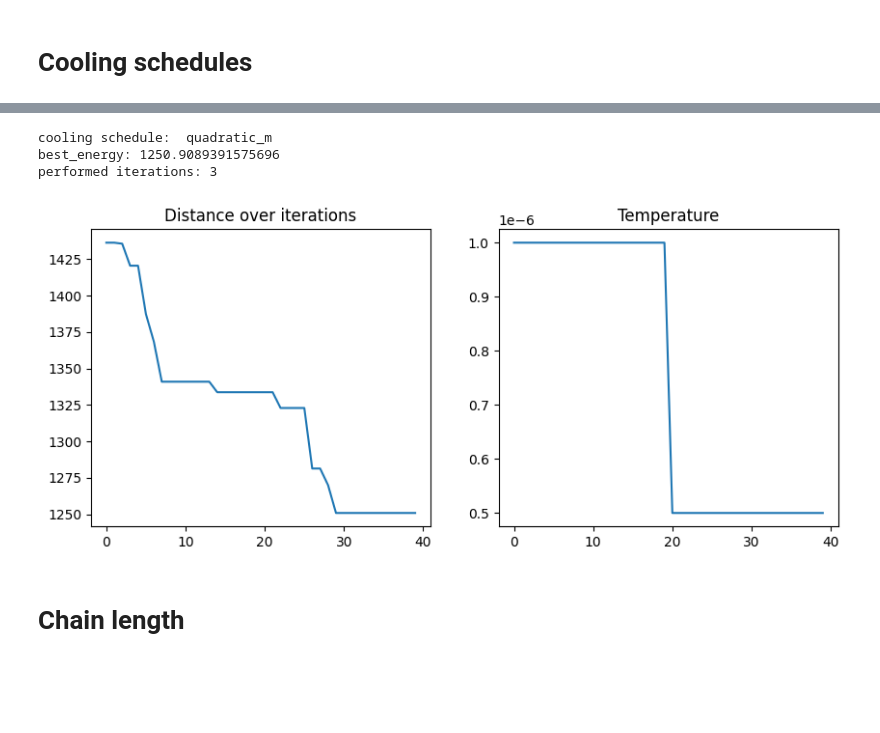
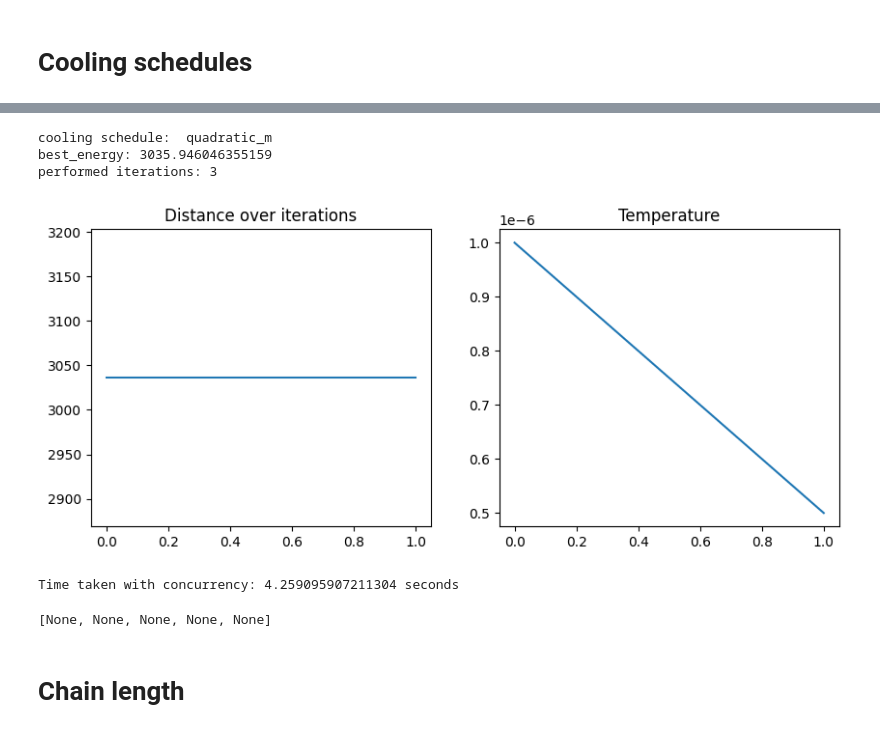
Before and after one commit to Foundnation/Stochastic-Simulation, a Jupyter notebook: TSM/tsp_notebook.ipynb, the cells around one changed output, grey strips where cells are left out. Saved outputs shown, nothing was run; the diff lists cells and outputs as text; code cells hidden in the pictures; blank space fills up the shorter version.

```diff
--- a/TSM/tsp_notebook.ipynb
+++ b/TSM/tsp_notebook.ipynb
@@ -182,8 +182,8 @@ Best distance: 475.73478653211424
 schedules = ['linear_m', 'exponential_m', 'logarithmic_m', 'linear_a', 'quadratic_a']
 
 for schedule in schedules:
-    _ , best_energy, costs, temps, count = perform_annealing(distances=distances_51, cooling_schedule=schedule, final_temp=1E-5,
-                                                        alpha = 1 - 1E-6, chain_length=20, max_iterations=50000, output_count=True)
+    _ , best_energy, costs, temps, count = perform_annealing(distances=distances_280, cooling_schedule=schedule, final_temp=1E-5,
+                                                        alpha = 1 - 1E-6, chain_length=1, max_iterations=50000, output_count=True)
     print('cooling schedule: ', schedule)
     print('best_energy:', best_energy)
     print('performed iterations:', count)
@@ -213,8 +213,8 @@ performed iterations: 50000
 schedules = ['dynamic_m']
 
 for schedule in schedules:
-    _ , best_energy, costs, temps, count = perform_annealing(distances=distances_51, cooling_schedule=schedule, final_temp=1E-7,
-                                                        alpha = 1 - 1E-8, chain_length=20, max_iterations=50000, output_count=True)
+    _ , best_energy, costs, temps, count = perform_annealing(distances=distances_280, cooling_schedule=schedule, final_temp=1E-7,
+                                                        alpha = 1 - 1E-8, chain_length=1, max_iterations=50000, output_count=True)
     print('cooling schedule: ', schedule)
     print('best_energy:', best_energy)
     print('performed iterations:', count)
@@ -227,22 +227,27 @@ performed iterations: 15917
 # %%
 """
 broken
 """
 
 schedules = ['quadratic_m']
 
 for schedule in schedules:
-    _ , best_energy, costs, temps, count = perform_annealing(distances=distances_51, cooling_schedule=schedule, final_temp=1E-6,
-                                                        alpha = 1 - 1E-7, chain_length=20, max_iterations=50000, output_count=True)
+    _ , best_energy, costs, temps, count = perform_annealing(distances=distances_280, cooling_schedule=schedule, final_temp=1E-6,
+                                                        alpha = 1 - 1E-7, chain_length=1, max_iterations=50000, output_count=True)
     print('cooling schedule: ', schedule)
     print('best_energy:', best_energy)
     print('performed iterations:', count)
     plot_dist_and_temp(costs, temps)
 # %% [output]
 cooling schedule:  quadratic_m
-best_energy: 1250.9089391575696
+best_energy: 3035.946046355159
 performed iterations: 3
-[figure, old version]
+[figure, new version]
+# %%
+examine_schedules_dynamics(distances_280, max_iterations=10000, final_temp=1E-5, alpha=1 - 1E-5)
+# %% [output]
+Time taken with concurrency: 4.259095907211304 seconds
+[None, None, None, None, None]
 # %% [markdown]
 # Chain length
 # %% [markdown]
```
Also changed, not shown: parts of 2 cells of this notebook, 1 other file.
